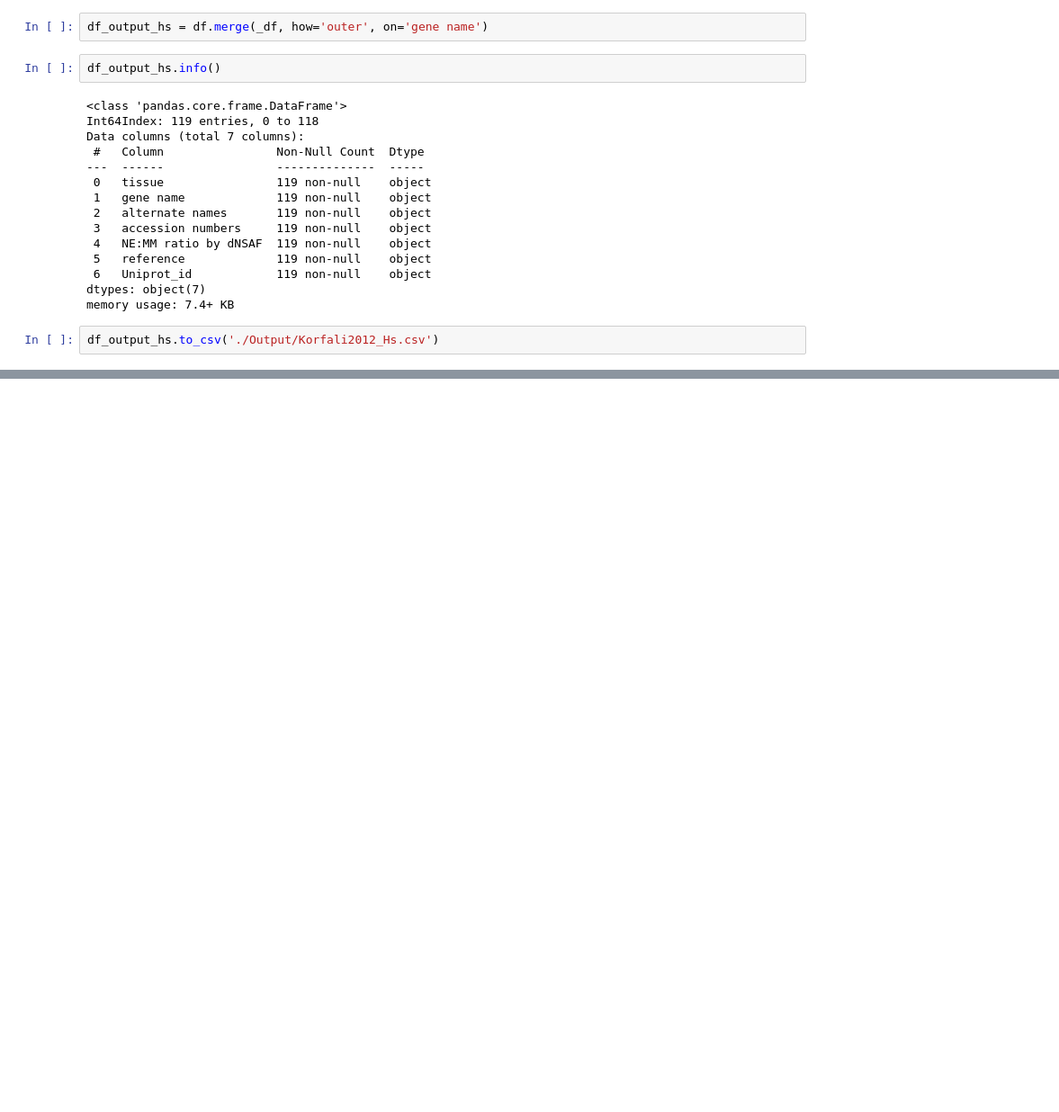
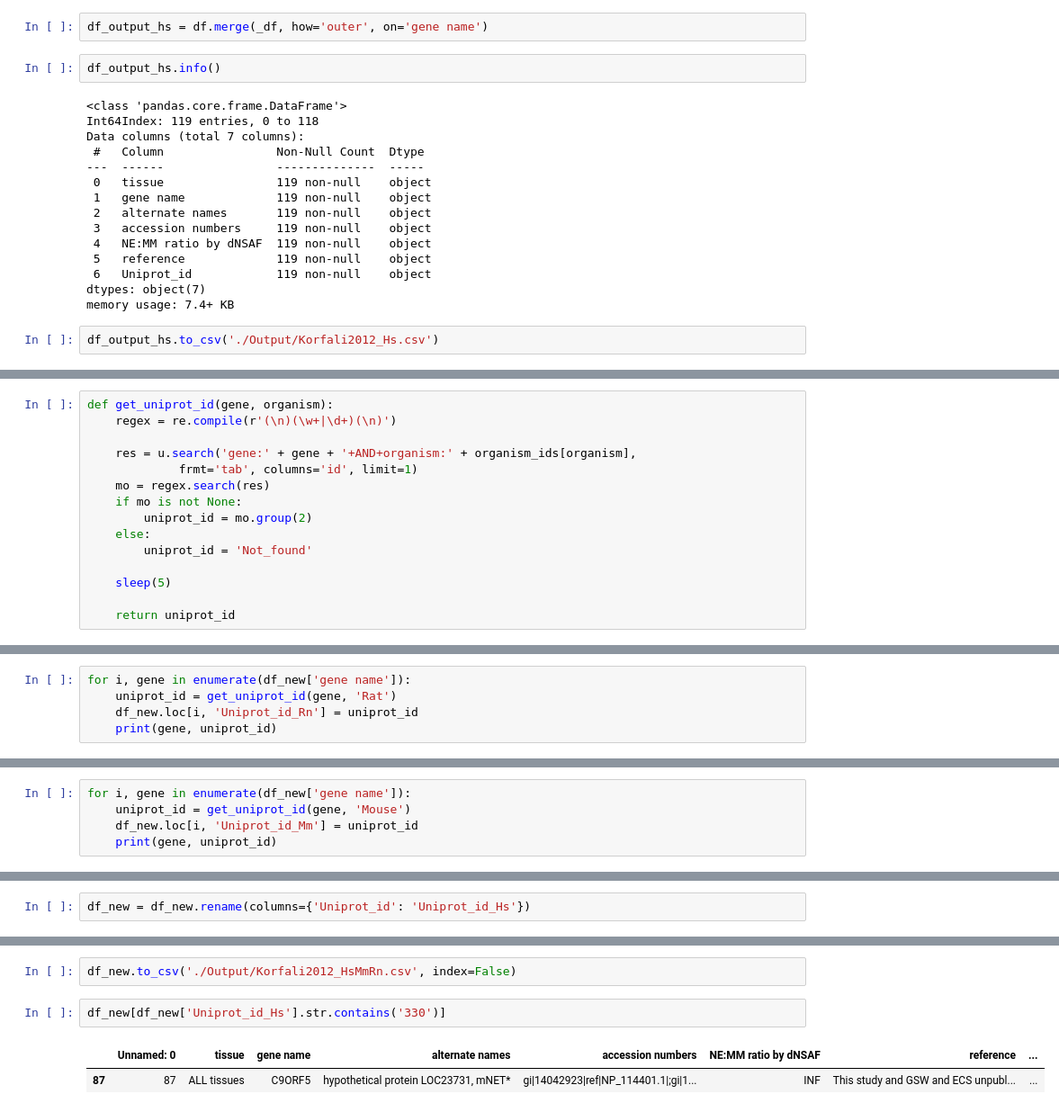
Before and after one commit to shokenlee/Nuclear_proteome, a Jupyter notebook: Korfali2012.ipynb, the cells around one changed output, grey strips where cells are left out. Shown at 90% size. Saved outputs shown, nothing was run; the diff lists cells and outputs as text; blank space fills up the shorter version.

```diff
--- a/Korfali2012.ipynb
+++ b/Korfali2012.ipynb
@@ -217,0 +233,15 @@ df_output_hs.to_csv('./Output/Korfali2012_Hs.csv')
+# %%
+def get_uniprot_id(gene, organism):
+    regex = re.compile(r'(\n)(\w+|\d+)(\n)')
+
+    res = u.search('gene:' + gene + '+AND+organism:' + organism_ids[organism],
+             frmt='tab', columns='id', limit=1)
+    mo = regex.search(res)
+    if mo is not None:
+        uniprot_id = mo.group(2)
+    else:
+        uniprot_id = 'Not_found'
+
+    sleep(5)
+
+    return uniprot_id
@@ -217,0 +250,5 @@ df_output_hs.to_csv('./Output/Korfali2012_Hs.csv')
+# %%
+for i, gene in enumerate(df_new['gene name']):
+    uniprot_id = get_uniprot_id(gene, 'Rat')
+    df_new.loc[i, 'Uniprot_id_Rn'] = uniprot_id
+    print(gene, uniprot_id)
@@ -217,0 +275,5 @@ df_output_hs.to_csv('./Output/Korfali2012_Hs.csv')
+# %%
+for i, gene in enumerate(df_new['gene name']):
+    uniprot_id = get_uniprot_id(gene, 'Mouse')
+    df_new.loc[i, 'Uniprot_id_Mm'] = uniprot_id
+    print(gene, uniprot_id)
@@ -217,0 +298,2 @@ df_output_hs.to_csv('./Output/Korfali2012_Hs.csv')
+# %%
+df_new = df_new.rename(columns={'Uniprot_id': 'Uniprot_id_Hs'})
@@ -217,0 +320,7 @@ df_output_hs.to_csv('./Output/Korfali2012_Hs.csv')
+# %%
+df_new.to_csv('./Output/Korfali2012_HsMmRn.csv', index=False)
+# %%
+df_new[df_new['Uniprot_id_Hs'].str.contains('330')]
+# %% [output]
+|  | Unnamed: 0 | tissue | gene name | alternate names | accession numbers | NE:MM ratio by dNSAF | reference | ... |
+| 87 | 87 | ALL tissues | C9ORF5 | hypothetical protein LOC23731, mNET* | gi|14042923|ref|NP_114401.1|;gi|1... | INF | This study and GSW and ECS unpubl... | ... |
```
Also changed, not shown: parts of 11 cells of this notebook.
